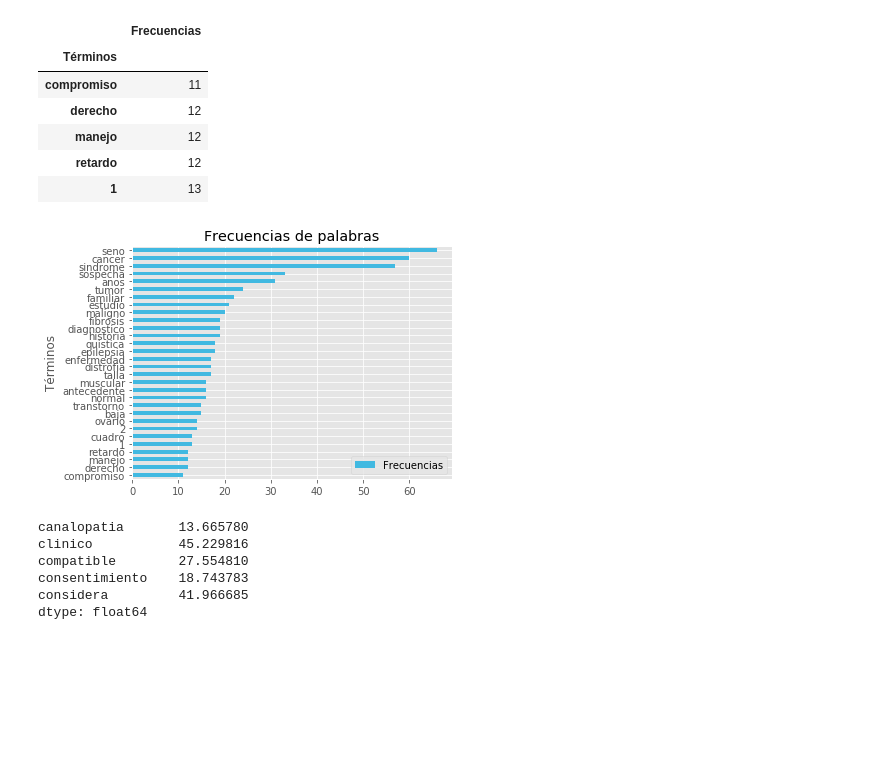
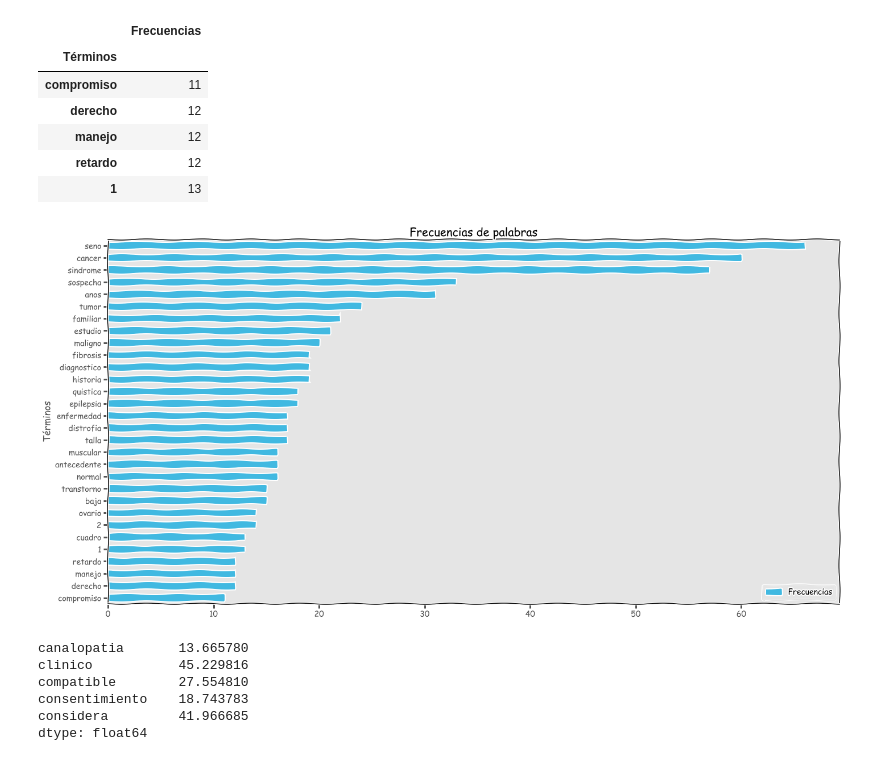
Before and after one commit to jevelezse/mineria_tesis, a Jupyter notebook: mineria_de texto.ipynb, the cells around one changed output. Cells and saved outputs as stored; diff of their text form; code cells hidden in the pictures; blank space fills up the shorter version.

```diff
--- a/mineria_de texto.ipynb
+++ b/mineria_de texto.ipynb
@@ -103,11 +105,12 @@ frecuencias.head()
 | retardo | 12 |
 | 1 | 13 |
 # %%
-plot = frecuencias.plot(kind="barh", title = 'Frecuencias de palabras' , color = [('#41b9e1')]);
+plt.xkcd()
+plot = frecuencias.plot(kind="barh", title = 'Frecuencias de palabras' , color = [('#41b9e1')],figsize=(20, 10));
 fig = plot.get_figure();
 fig.savefig("frecuecias.png", bbox_inches=0)
 # %% [output]
-[figure, old version]
+[figure, new version]
 # %%
 idf = pd.read_csv('idffrecuencias1.csv') #calculado con R
 del idf['Unnamed: 0']
```
Also changed, not shown: parts of 35 cells of this notebook.
